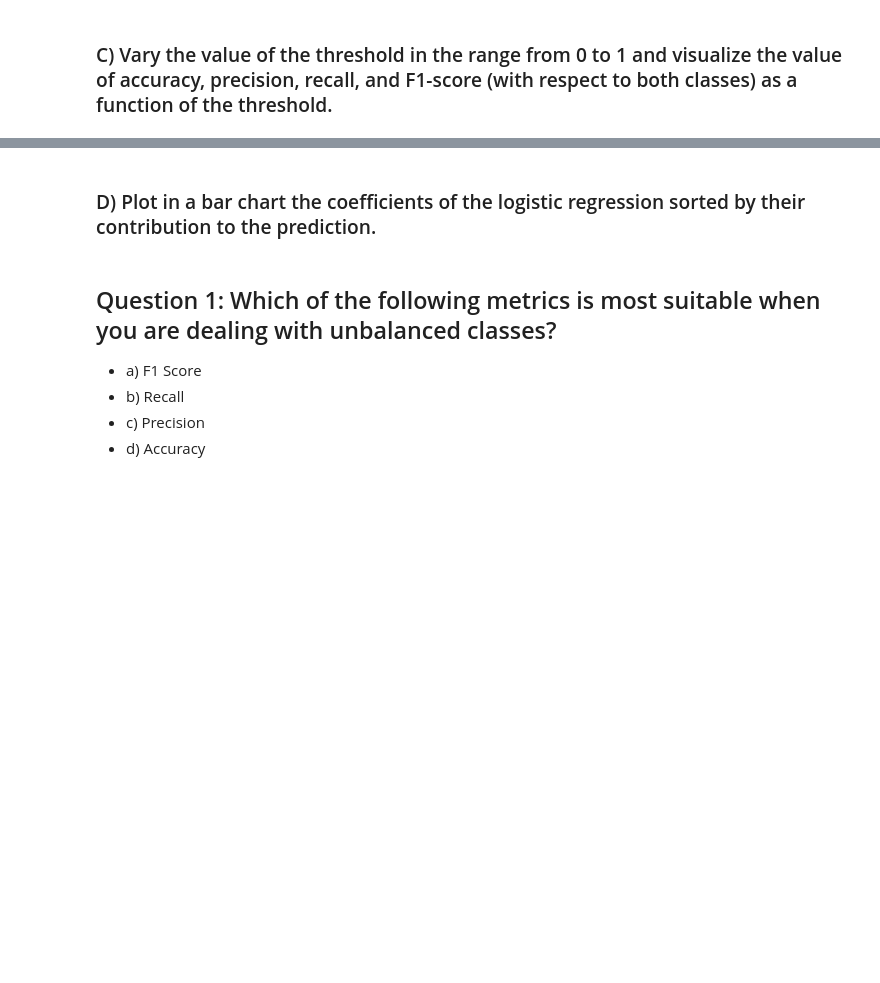
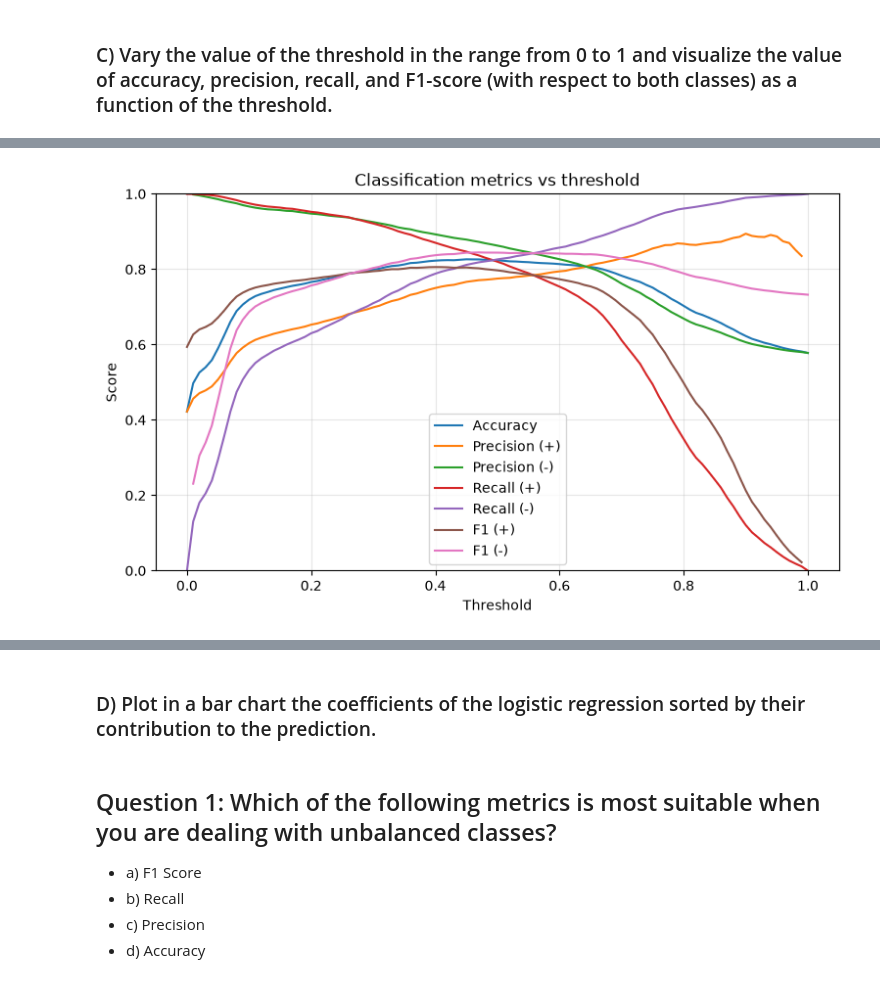
Before and after one commit to dimitripelgrin/ADA2026, a Jupyter notebook: Exercises/07 - Learning from data - Applied machine learning/AppliedML.ipynb, the cells around one changed output, grey strips where cells are left out. Saved outputs shown, nothing was run; the diff lists cells and outputs as text; code cells hidden in the pictures; blank space fills up the shorter version.

```diff
--- a/Exercises/07 - Learning from data - Applied machine learning/AppliedML.ipynb
+++ b/Exercises/07 - Learning from data - Applied machine learning/AppliedML.ipynb
@@ -45,0 +113,13 @@ original_data = pd.read_csv(data_folder+'aac_intakes_outcomes.csv', usecols=colu
+# %%
+TN, FP, FN, TP = cm.ravel()
+N = len(y_test)
+
+accuracy = (TP+TN) / N
+precision = TP / (TP+FP)
+recall = TP / (TP+FN)
+f1_score = (2*precision*recall)/(precision+recall)
+
+print(f"Accuracy:           {accuracy:.3f}")
+print(f"Positive precision: {precision:.3f}")
+print(f"Positive recall:    {recall:.3f}")
+print(f"Positive F1-score:  {f1_score:.3f}")
@@ -47,0 +196,21 @@ original_data = pd.read_csv(data_folder+'aac_intakes_outcomes.csv', usecols=colu
+# %%
+plt.figure(figsize=(9, 5))
+
+metrics = [accuracy, precision_pos, precision_neg,
+           recall_pos, recall_neg, f1_pos, f1_neg]
+
+labels = ['Accuracy', 'Precision (+)', 'Precision (-)',
+          'Recall (+)', 'Recall (-)', 'F1 (+)', 'F1 (-)']
+
+for metric, label in zip(metrics, labels):
+    plt.plot(thresholds, metric, label=label)
+
+plt.xlabel("Threshold")
+plt.ylabel("Score")
+plt.title("Classification metrics vs threshold")
+plt.ylim(0, 1)
+plt.grid(alpha=0.3)
+plt.legend()
+plt.show()
+# %% [output]
+[figure, added]
```
Also changed, not shown: parts of 12 cells of this notebook, 1 other file.
